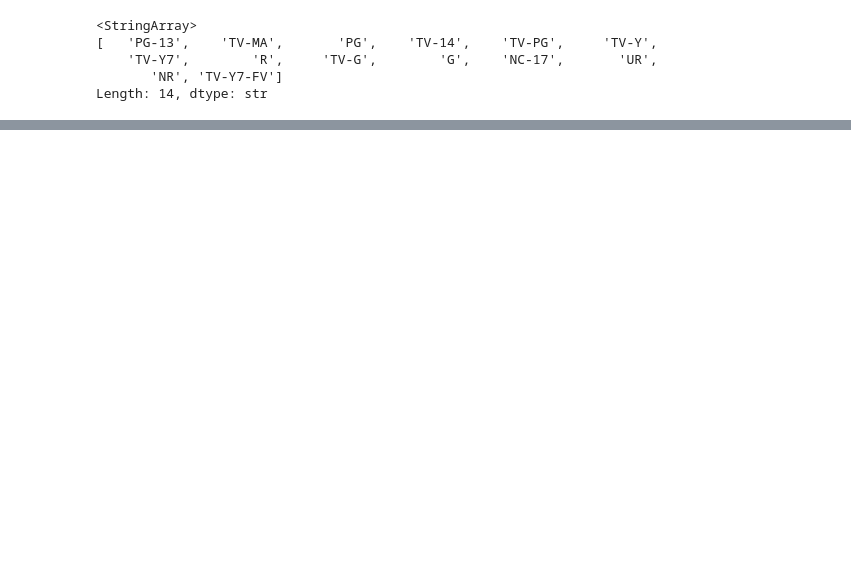
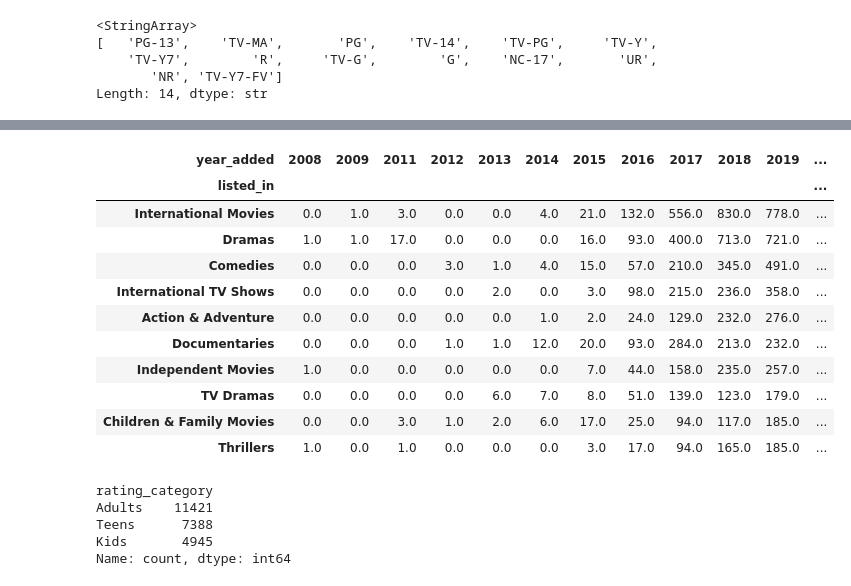
Before and after one commit to bilalerremach/netflix-content-trends, a Jupyter notebook: notebooks/netflix_analysis.ipynb, the cells around one changed output, grey strips where cells are left out. Saved outputs shown, nothing was run; the diff lists cells and outputs as text; code cells hidden in the pictures; blank space fills up the shorter version.

```diff
--- a/notebooks/netflix_analysis.ipynb
+++ b/notebooks/netflix_analysis.ipynb
@@ -215,0 +262,31 @@ Name: count, dtype: int64
+# %%
+#extracting the top 10 genres
+top_genres = df['listed_in'].value_counts().head(10).index
+
+#filtering the Dataset
+filtered_df_genres = df.loc[df['listed_in'].isin(top_genres)]
+
+#top 10 genres overall and by year
+filtered_df_genres.groupby(['listed_in', 'year_added']).size().unstack().fillna(0).reindex(top_genres)
+# %% [output]
+| year_added | 2008 | 2009 | 2011 | 2012 | 2013 | 2014 | 2015 | 2016 | 2017 | 2018 | 2019 | ... |
+| listed_in |  |  |  |  |  |  |  |  |  |  |  | ... |
+| International Movies | 0.0 | 1.0 | 3.0 | 0.0 | 0.0 | 4.0 | 21.0 | 132.0 | 556.0 | 830.0 | 778.0 | ... |
+| Dramas | 1.0 | 1.0 | 17.0 | 0.0 | 0.0 | 0.0 | 16.0 | 93.0 | 400.0 | 713.0 | 721.0 | ... |
+| Comedies | 0.0 | 0.0 | 0.0 | 3.0 | 1.0 | 4.0 | 15.0 | 57.0 | 210.0 | 345.0 | 491.0 | ... |
+| International TV Shows | 0.0 | 0.0 | 0.0 | 0.0 | 2.0 | 0.0 | 3.0 | 98.0 | 215.0 | 236.0 | 358.0 | ... |
+| Action & Adventure | 0.0 | 0.0 | 0.0 | 0.0 | 0.0 | 1.0 | 2.0 | 24.0 | 129.0 | 232.0 | 276.0 | ... |
+| Documentaries | 0.0 | 0.0 | 0.0 | 1.0 | 1.0 | 12.0 | 20.0 | 93.0 | 284.0 | 213.0 | 232.0 | ... |
+| Independent Movies | 1.0 | 0.0 | 0.0 | 0.0 | 0.0 | 0.0 | 7.0 | 44.0 | 158.0 | 235.0 | 257.0 | ... |
+| TV Dramas | 0.0 | 0.0 | 0.0 | 0.0 | 6.0 | 7.0 | 8.0 | 51.0 | 139.0 | 123.0 | 179.0 | ... |
+| Children & Family Movies | 0.0 | 0.0 | 3.0 | 1.0 | 2.0 | 6.0 | 17.0 | 25.0 | 94.0 | 117.0 | 185.0 | ... |
+| Thrillers | 1.0 | 0.0 | 1.0 | 0.0 | 0.0 | 0.0 | 3.0 | 17.0 | 94.0 | 165.0 | 185.0 | ... |
+# %%
+#rating distrubition
+df['rating_category'].value_counts()
+# %% [output]
+rating_category
+Adults    11421
+Teens      7388
+Kids       4945
+Name: count, dtype: int64
```
Also changed, not shown: parts of 6 cells of this notebook.
